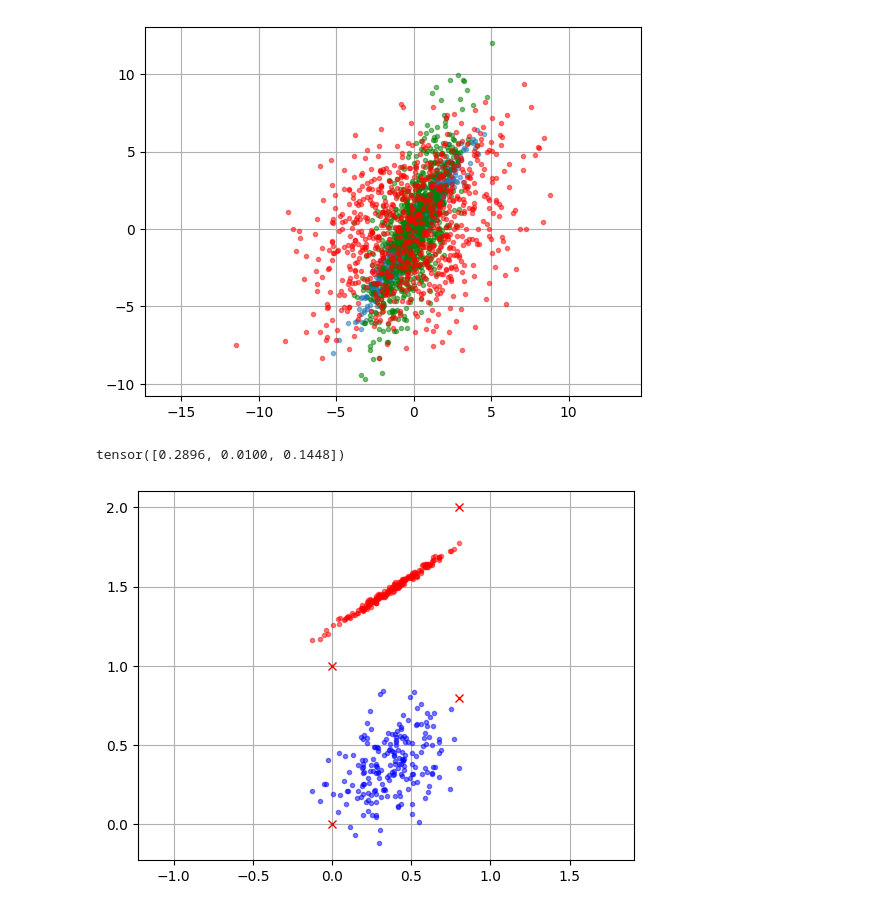
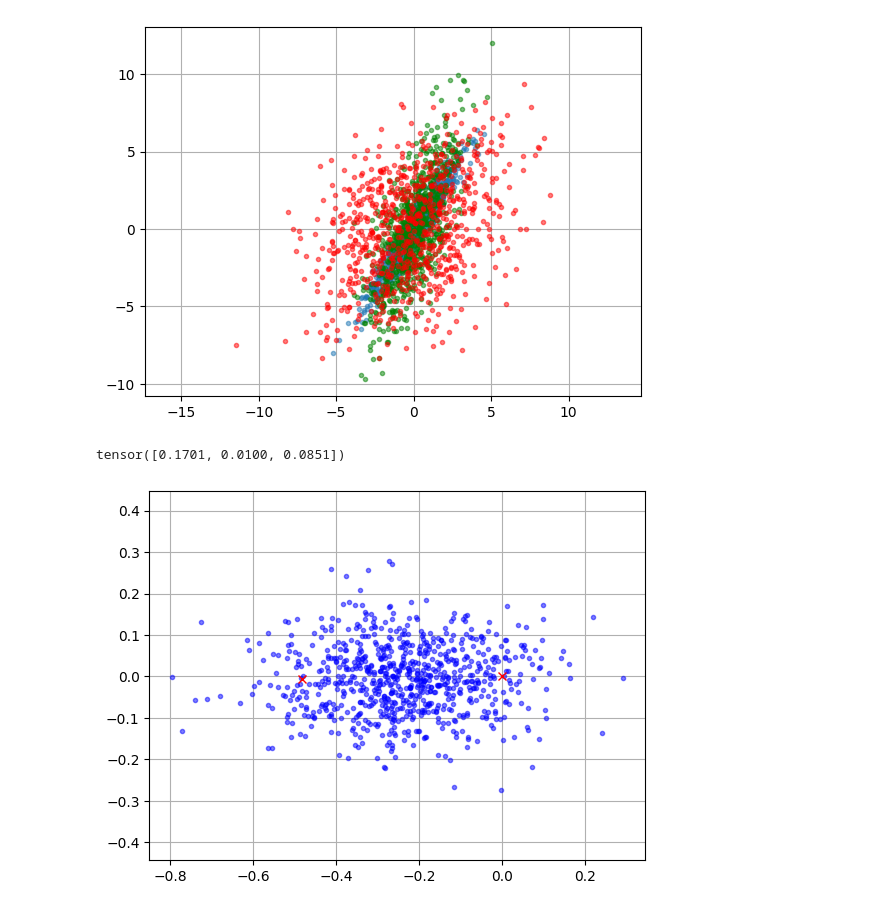
Before and after one commit to Ezrit/nerfstudio, a Jupyter notebook: Jupyter/test_coords.ipynb, the cells around one changed output. Drawn from its saved outputs; the diff is of its cells as text; code cells hidden in the pictures.

```diff
--- a/Jupyter/test_coords.ipynb
+++ b/Jupyter/test_coords.ipynb
@@ -221,36 +221,36 @@ def get_multivariate_normal_2d(centers: torch.Tensor) -> torch.distributions.mul
 
     sigma = direction_length / 2 / 2
 
     cov = covariance_matrix(eigenvectors, eigenvalues)
 
     return torch.distributions.multivariate_normal.MultivariateNormal(mean, covariance_matrix=cov)
 
 
 # mean = torch.tensor([0, 0], dtype=torch.float)
 
 # eigenvectors_1 = torch.tensor([[1, 1], [1, -1]], dtype=torch.float)
 # #eigenvectors_2 = form_orthonormal_basis(torch.tensor([[1,1]], dtype=torch.float))
 # eigenvalues_1 = torch.tensor([1, 2], dtype=torch.float)
 # cov_1 = covariance_matrix(eigenvectors_1, eigenvalues_1)
 # L, V = torch.linalg.eig(cov_1)
 # cov_test = covariance_matrix(V, L)
 # L2, V2 = torch.linalg.eig(cov_test)
 # pts_1_np = np.random.multivariate_normal(mean, cov_1, size=800)
 # mvn = torch.distributions.multivariate_normal.MultivariateNormal(mean, covariance_matrix=cov_1)
 # pts_1 = mvn.rsample((800,))
 
-nerf_centers = torch.tensor([[0,1,0], [0.8,2, 0.8]], dtype=torch.float)
+nerf_centers = torch.tensor([[0,0,0], [-0.4829,  0.1954, -0.0064]], dtype=torch.float)
 mvn = get_multivariate_normal_3d(nerf_centers)
-pts_1 = mvn.rsample((200, ))
+pts_1 = mvn.rsample((800, ))
 
 
 plt.plot(pts_1[:, 0], pts_1[:, 2], '.', color='blue', alpha=0.5)
 plt.plot(nerf_centers[:, 0], nerf_centers[:, 2], 'x', color='red', alpha=1.0)
-plt.plot(pts_1[:, 0], pts_1[:, 1], '.', color='red', alpha=0.5)
-plt.plot(nerf_centers[:, 0], nerf_centers[:, 1], 'x', color='red', alpha=1.0)
+#plt.plot(pts_1[:, 0], pts_1[:, 1], '.', color='red', alpha=0.5)
+#plt.plot(nerf_centers[:, 0], nerf_centers[:, 1], 'x', color='red', alpha=1.0)
 plt.axis('equal')
 plt.grid()
 plt.show()
 # %% [output]
-tensor([0.2896, 0.0100, 0.1448])
+tensor([0.1701, 0.0100, 0.0851])
-[figure, old version]
+[figure, new version]
```
Also changed, not shown: 10 other files.
